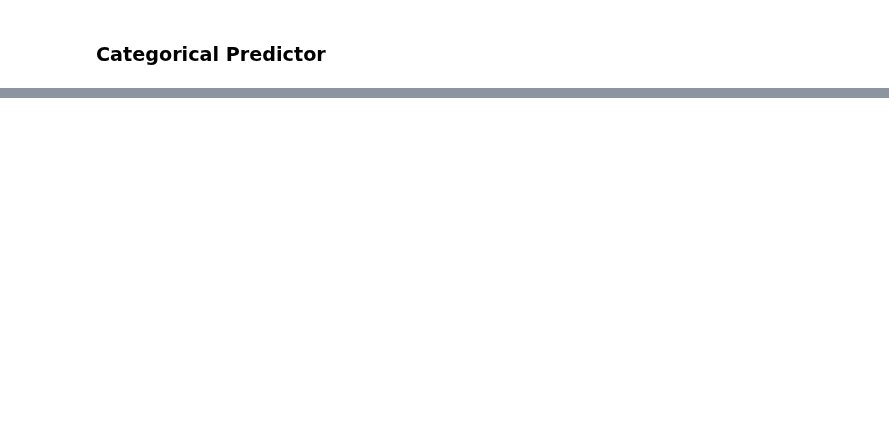
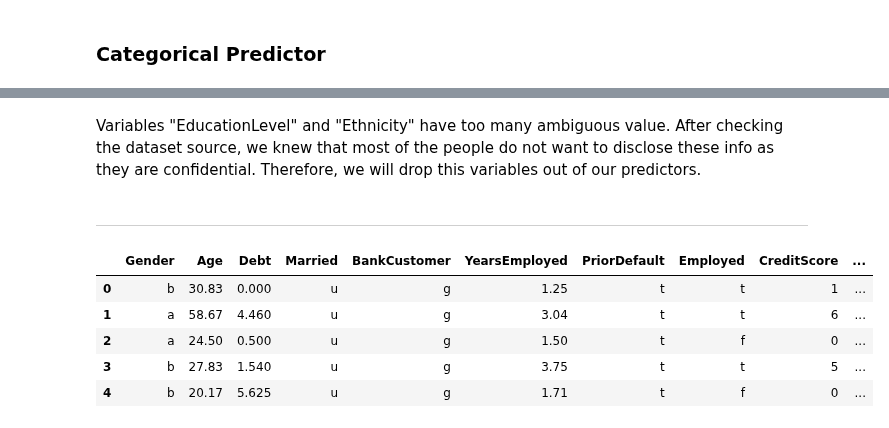
Before and after one commit to niyaojiayou/SC1015, a Jupyter notebook: SC1015 Mini Project.ipynb, the cells around one changed output, grey strips where cells are left out. Cells and saved outputs as stored; diff of their text form; code cells hidden in the pictures; blank space fills up the shorter version.

Commit message:
data cleaning

```diff
--- a/SC1015 Mini Project.ipynb
+++ b/SC1015 Mini Project.ipynb
@@ -103,0 +146,15 @@ array(['g', 's', 'p'], dtype=object)
+# %% [markdown]
+Variables "EducationLevel" and "Ethnicity" have too many ambiguous value. After checking the dataset source, we knew that most of the people do not want to disclose these info as they are confidential. Therefore, we will drop this variables out of our predictors.
+# %% [markdown]
+---
+# %%
+todrop=["EducationLevel","Ethnicity"]
+ccData=creditcardData.drop(columns=todrop)
+ccData.head()
+# %% [output]
+|  | Gender | Age | Debt | Married | BankCustomer | YearsEmployed | PriorDefault | Employed | CreditScore | ... |
+| 0 | b | 30.83 | 0.000 | u | g | 1.25 | t | t | 1 | ... |
+| 1 | a | 58.67 | 4.460 | u | g | 3.04 | t | t | 6 | ... |
+| 2 | a | 24.50 | 0.500 | u | g | 1.50 | t | f | 0 | ... |
+| 3 | b | 27.83 | 1.540 | u | g | 3.75 | t | t | 5 | ... |
+| 4 | b | 20.17 | 5.625 | u | g | 1.71 | t | f | 0 | ... |
```
Also changed, not shown: parts of 13 cells of this notebook.
